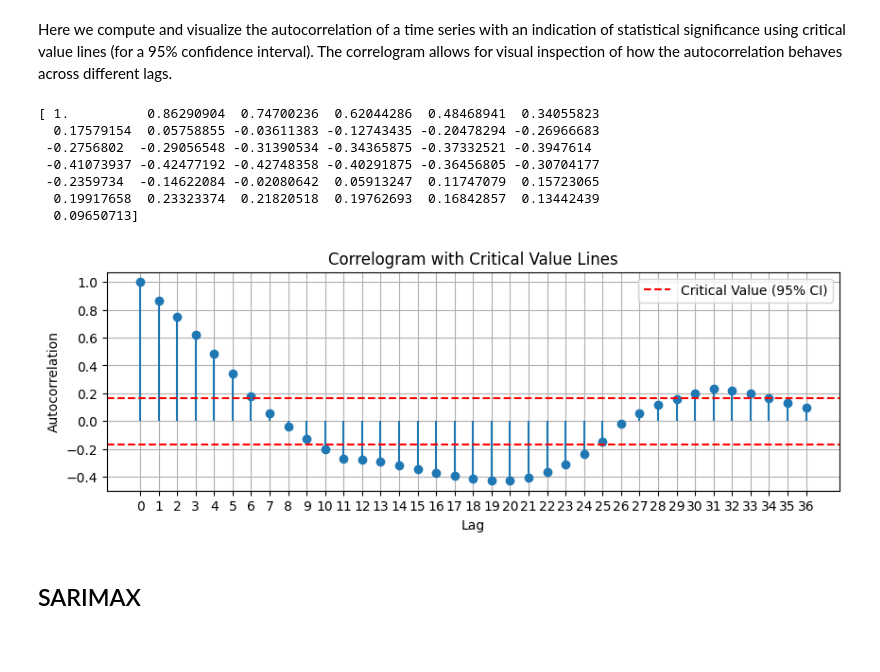
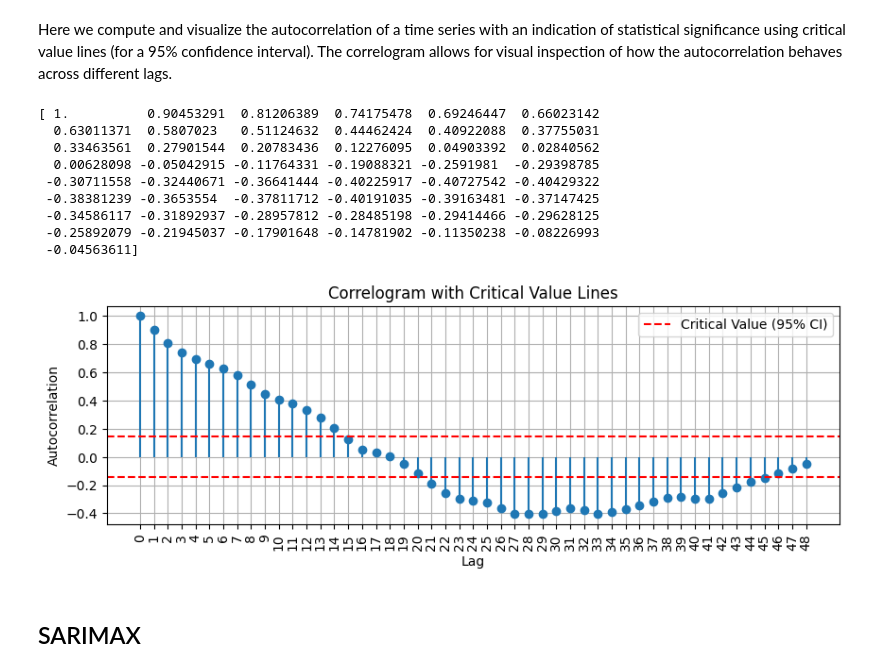
Before and after one commit to apavazza/linux-distros, a Jupyter notebook: linux_distros.ipynb, the cells around one changed output. Drawn from its saved outputs; the diff is of its cells as text; code cells hidden in the pictures; blank space fills up the shorter version.

Commit message:
Updated with data up to 2025-01-28

```diff
--- a/linux_distros.ipynb
+++ b/linux_distros.ipynb
@@ -197,7 +197,19 @@ file_list = ['cumulative_2024-12-11.csv',
              'cumulative_2025-01-13.csv',
              'cumulative_2025-01-14.csv',
              'cumulative_2025-01-15.csv',
-             'cumulative_2025-01-16.csv']
+             'cumulative_2025-01-16.csv',
+             'cumulative_2025-01-17.csv',
+             'cumulative_2025-01-18.csv',
+             'cumulative_2025-01-19.csv',
+             'cumulative_2025-01-20.csv',
+             'cumulative_2025-01-21.csv',
+             'cumulative_2025-01-22.csv',
+             'cumulative_2025-01-23.csv',
+             'cumulative_2025-01-24.csv',
+             'cumulative_2025-01-25.csv',
+             'cumulative_2025-01-26.csv',
+             'cumulative_2025-01-27.csv',
+             'cumulative_2025-01-28.csv']
 
 dfs = list()
 
@@ -558,42 +570,45 @@ Here we compute and visualize the autocorrelation of a time series with an indic
 # Calculate autocorrelation
 import statsmodels.api as sm
 import numpy as np
 
-arima_data = format_arima_data('Fedora')
+arima_data = format_arima_data('Red Hat')
 
 autocorr = sm.tsa.acf(arima_data['hpd'], nlags=len(arima_data))
 print(autocorr)
 
 # Calculate the critical value for a 95% confidence interval
 critical_value = 1 / np.sqrt(len(arima_data))
 
 # Plot the correlogram
 plt.figure(figsize=(10, 3))
 plt.stem(range(len(autocorr)), autocorr, basefmt=" ")
 
 # Add horizontal lines for the critical values
 plt.axhline(critical_value, color='r', linestyle='--', label="Critical Value (95% CI)")
 plt.axhline(-critical_value, color='r', linestyle='--')
 
 # Add labels and title
 plt.xlabel('Lag')
 plt.ylabel('Autocorrelation')
 plt.title('Correlogram with Critical Value Lines')
 plt.xticks(range(len(autocorr)))  # Ensure x-axis ticks match the lags
+plt.xticks(rotation=90)
 plt.grid(True)
 plt.legend()
 
 # Show the plot
 plt.show()
 # %% [output]
-[ 1.          0.86290904  0.74700236  0.62044286  0.48468941  0.34055823
-  0.17579154  0.05758855 -0.03611383 -0.12743435 -0.20478294 -0.26966683
- -0.2756802  -0.29056548 -0.31390534 -0.34365875 -0.37332521 -0.3947614
- -0.41073937 -0.42477192 -0.42748358 -0.40291875 -0.36456805 -0.30704177
- -0.2359734  -0.14622084 -0.02080642  0.05913247  0.11747079  0.15723065
-  0.19917658  0.23323374  0.21820518  0.19762693  0.16842857  0.13442439
-  0.09650713]
+[ 1.          0.90453291  0.81206389  0.74175478  0.69246447  0.66023142
+  0.63011371  0.5807023   0.51124632  0.44462424  0.40922088  0.37755031
+  0.33463561  0.27901544  0.20783436  0.12276095  0.04903392  0.02840562
+  0.00628098 -0.05042915 -0.11764331 -0.19088321 -0.2591981  -0.29398785
+ -0.30711558 -0.32440671 -0.36641444 -0.40225917 -0.40727542 -0.40429322
+ -0.38381239 -0.3653554  -0.37811712 -0.40191035 -0.39163481 -0.37147425
+ -0.34586117 -0.31892937 -0.28957812 -0.28485198 -0.29414466 -0.29628125
+ -0.25892079 -0.21945037 -0.17901648 -0.14781902 -0.11350238 -0.08226993
+ -0.04563611]
-[figure, old version]
+[figure, new version]
 # %% [markdown]
 ## SARIMAX
 # %% [markdown]
```
Also changed, not shown: parts of 8 cells of this notebook.
